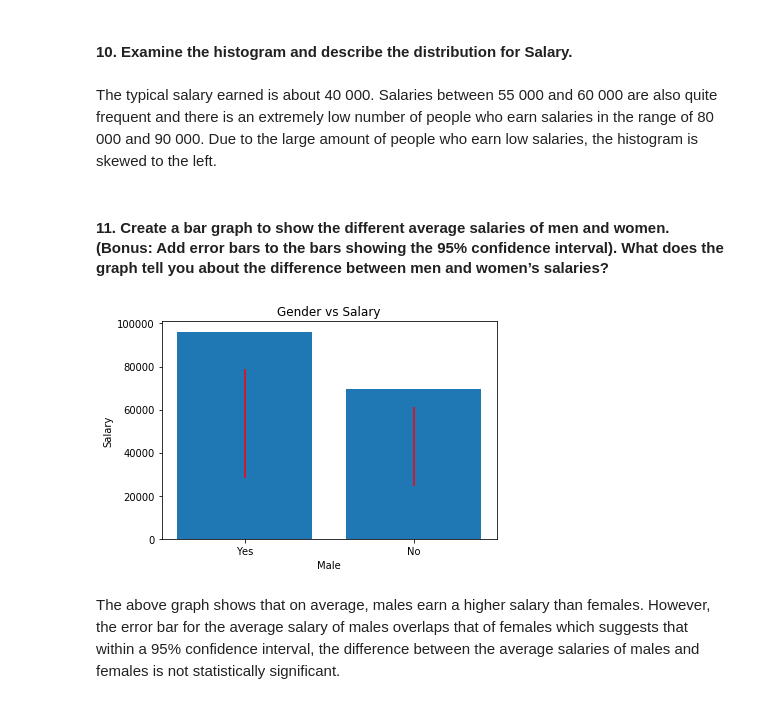
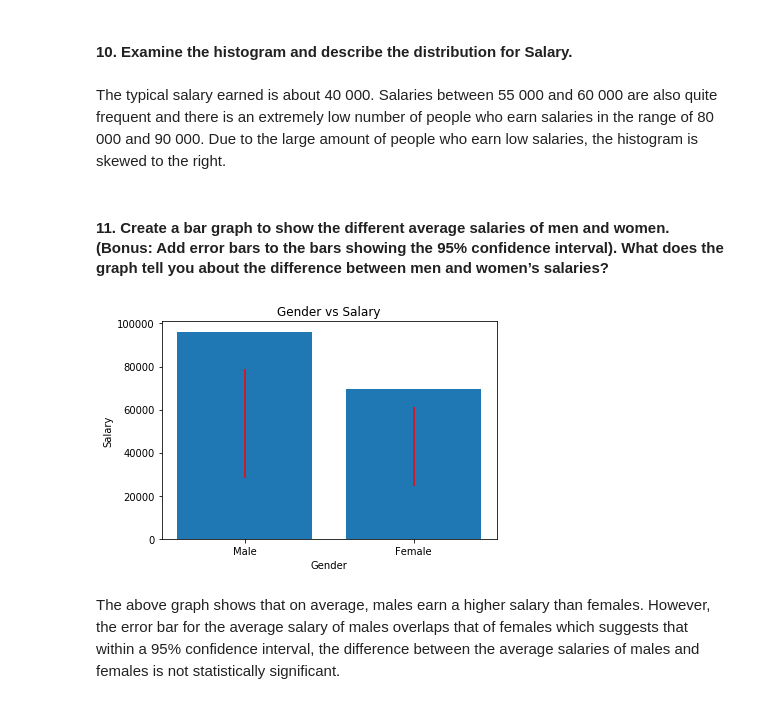
Before and after one commit to Shalom91/Statistical-Thinking, a Jupyter notebook: statistical_project.ipynb, the cells around one changed output. Saved outputs shown, nothing was run; the diff lists cells and outputs as text; code cells hidden in the pictures.

```diff
--- a/statistical_project.ipynb
+++ b/statistical_project.ipynb
@@ -111,11 +117,14 @@ The 1st quartile is 40 000, the median is 50 096 and the 3rd quartile is 60 345.
 # %% [markdown]
 #### 7. How many men are there in the sample? How many women are there in the sample? Present this information in a table.
 # %%
+# rename column name
+df.rename(columns={"male":"Gender"}, inplace=True)
+
 # encode the the variable male appropriately
-clean_male = {"male": {0:"No", 1:"Yes"}}
+clean_male = {"Gender": {0:"Female", 1:"Male"}}
 df.replace(clean_male, inplace=True)
 
-male = df["male"]
-x = df["male"].value_counts()
+male = df["Gender"]
+x = df["Gender"].value_counts()
 print(x)
 # %% [output]
@@ -161,27 +170,27 @@ plt.show()
 # %% [markdown]
 #### 10. Examine the histogram and describe the distribution for Salary.
 # %% [markdown]
-The typical salary earned is about 40 000. Salaries between 55 000 and 60 000 are also quite frequent and there is an extremely low number of people who earn salaries in the range of 80 000 and 90 000. Due to the large amount of people who earn low salaries, the histogram is skewed to the left.
+The typical salary earned is about 40 000. Salaries between 55 000 and 60 000 are also quite frequent and there is an extremely low number of people who earn salaries in the range of 80 000 and 90 000. Due to the large amount of people who earn low salaries, the histogram is skewed to the right.
 # %% [markdown]
 #### 11. Create a bar graph to show the different average salaries of men and women. (Bonus: Add error bars to the bars showing the 95% confidence interval). What does the graph tell you about the difference between men and women’s salaries?
 # %%
-
-mean = df.groupby('male')['salary'].mean()
-std = df.groupby('male')['salary'].std()
+# compute the mean and standard deviation
+mean = df.groupby('Gender')['salary'].mean()
+std = df.groupby('Gender')['salary'].std()
 
 # Using 2 * std to estimate the 95 % interval
 """In a normal distribution, the interval [μ - 2σ, μ + 2σ] covers 95.5 %,
 so you can use 2 * std to estimate the 95 % interval:"""
 _ = plt.bar(male, salary)
 _ = plt.errorbar(mean.index, mean, yerr=2*std, linestyle='', color="red")
-_ = plt.xlabel("Male")
+_ = plt.xlabel("Gender")
 _ = plt.ylabel("Salary")
 _ = plt.title("Gender vs Salary")
 
 
 plt.show()
 # %% [output]
-[figure, old version]
+[figure, new version]
 # %% [markdown]
 The above graph shows that on average, males earn a higher salary than females. However, the error bar for the average salary of males overlaps that of females which suggests that within a 95% confidence interval, the difference between the average salaries of males and females is not statistically significant.
 # %% [markdown]
```
Also changed, not shown: parts of 8 cells of this notebook.
